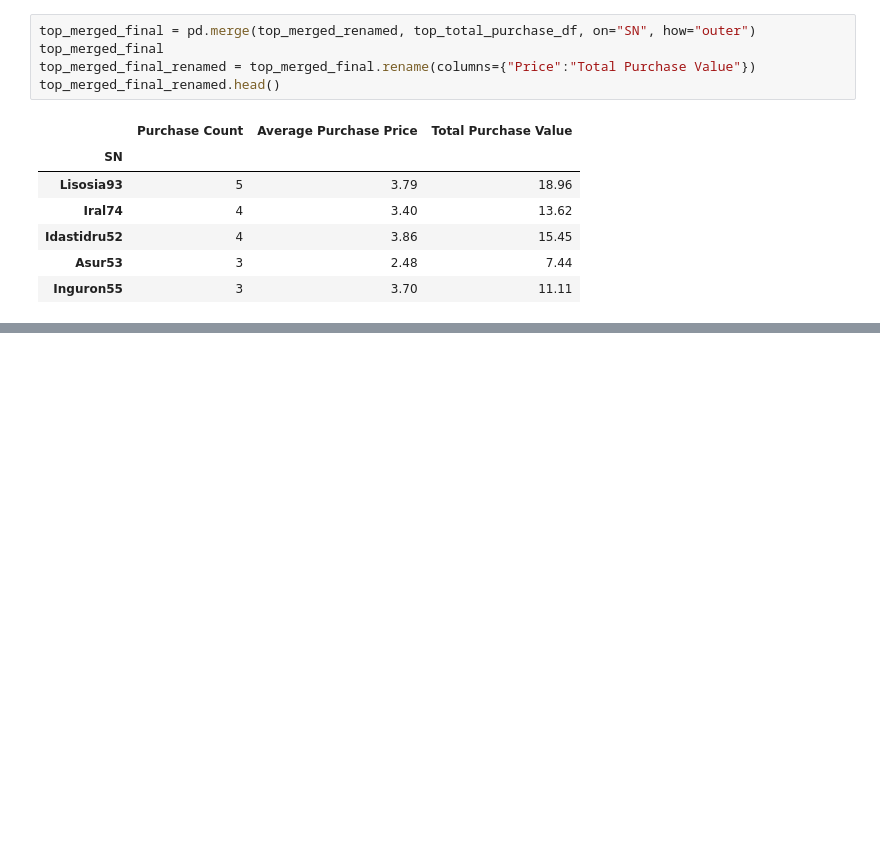
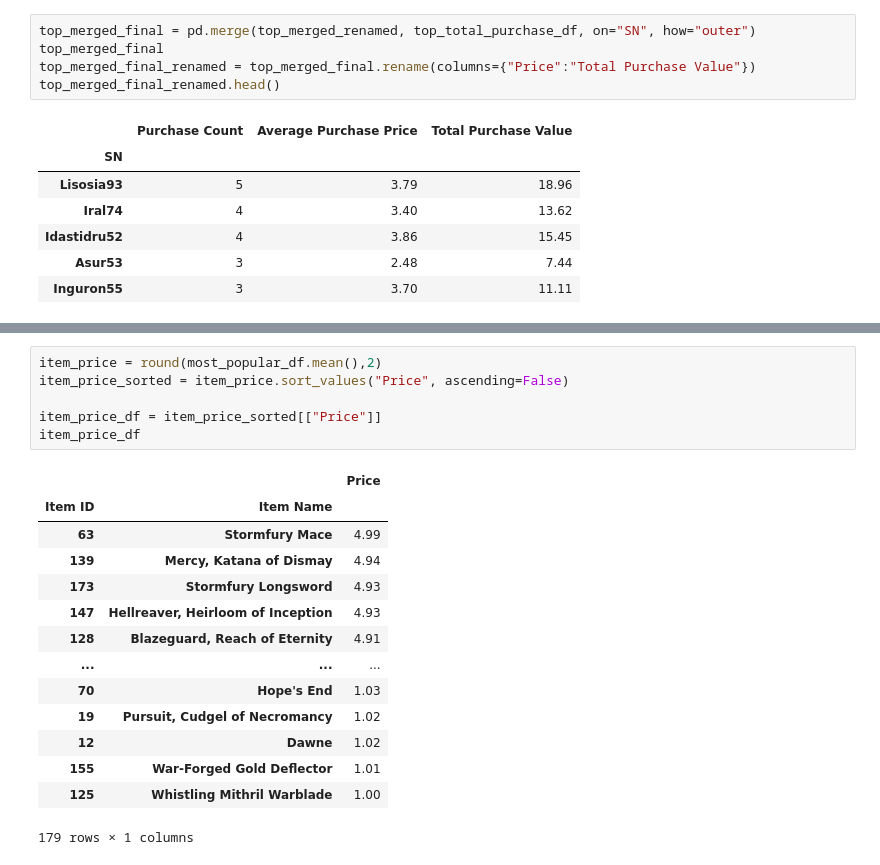
Before and after one commit to aebowden36/pandas-challenge, a Jupyter notebook: HeroesOfPymoli/HeroesOfPymoli.ipynb, the cells around one changed output, grey strips where cells are left out. Saved outputs shown, nothing was run; the diff lists cells and outputs as text; blank space fills up the shorter version.

```diff
--- a/HeroesOfPymoli/HeroesOfPymoli.ipynb
+++ b/HeroesOfPymoli/HeroesOfPymoli.ipynb
@@ -321,0 +274,21 @@ top_merged_final_renamed.head()
+# %%
+item_price = round(most_popular_df.mean(),2)
+item_price_sorted = item_price.sort_values("Price", ascending=False)
+
+item_price_df = item_price_sorted[["Price"]]
+item_price_df
+# %% [output]
+|  |  | Price |
+| Item ID | Item Name |  |
+| 63 | Stormfury Mace | 4.99 |
+| 139 | Mercy, Katana of Dismay | 4.94 |
+| 173 | Stormfury Longsword | 4.93 |
+| 147 | Hellreaver, Heirloom of Inception | 4.93 |
+| 128 | Blazeguard, Reach of Eternity | 4.91 |
+| ... | ... | ... |
+| 70 | Hope's End | 1.03 |
+| 19 | Pursuit, Cudgel of Necromancy | 1.02 |
+| 12 | Dawne | 1.02 |
+| 155 | War-Forged Gold Deflector | 1.01 |
+| 125 | Whistling Mithril Warblade | 1.00 |
+179 rows × 1 columns
```
Also changed, not shown: parts of 8 cells of this notebook.
